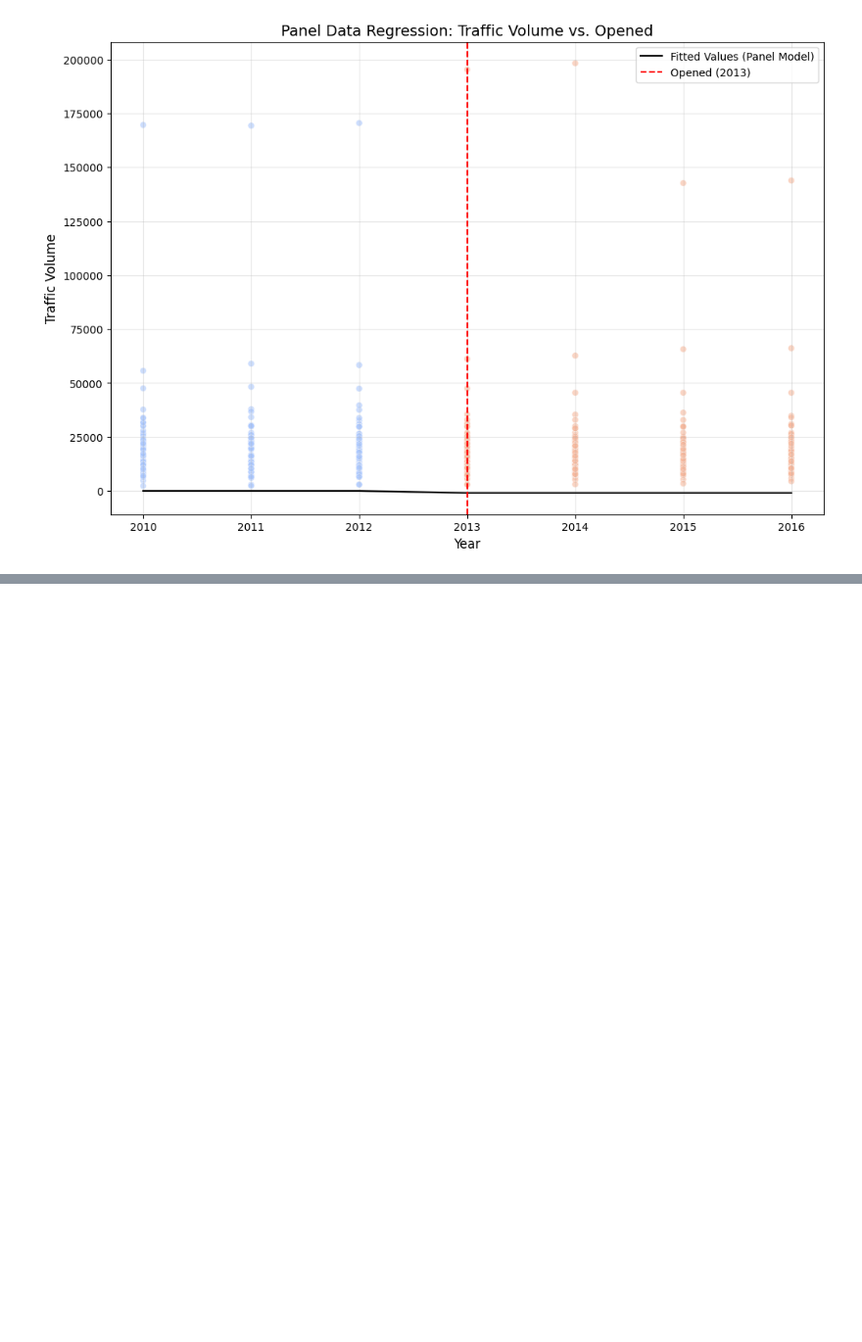
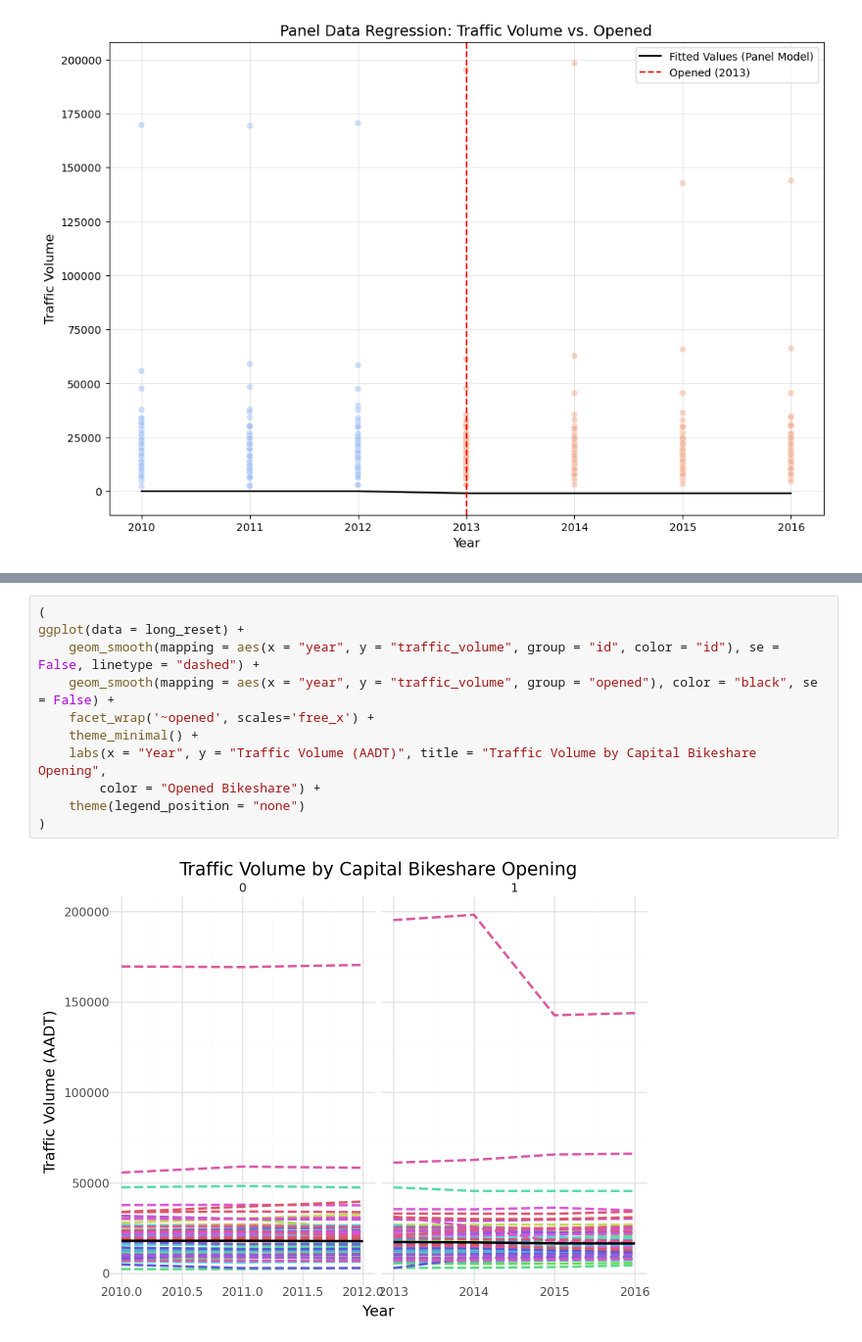
Before and after one commit to IbadatJarg/PPOL5203-Final_Project_Bikeshare, a Jupyter notebook: scripts/04_exploratory_data_analysis.ipynb, the cells around one changed output, grey strips where cells are left out. Shown at 98% size. Cells and saved outputs as stored; diff of their text form; blank space fills up the shorter version.

```diff
--- a/scripts/04_exploratory_data_analysis.ipynb
+++ b/scripts/04_exploratory_data_analysis.ipynb
@@ -326,0 +344,13 @@ plt.legend()
+# %%
+(
+ggplot(data = long_reset) +
+    geom_smooth(mapping = aes(x = "year", y = "traffic_volume", group = "id", color = "id"), se = False, linetype = "dashed") +
+    geom_smooth(mapping = aes(x = "year", y = "traffic_volume", group = "opened"), color = "black", se = False) +
+    facet_wrap('~opened', scales='free_x') +
+    theme_minimal() +
+    labs(x = "Year", y = "Traffic Volume (AADT)", title = "Traffic Volume by Capital Bikeshare Opening",
+        color = "Opened Bikeshare") +
+    theme(legend_position = "none")
+)
+# %% [output]
+[figure, added]
```
Also changed, not shown: parts of 12 cells of this notebook.
